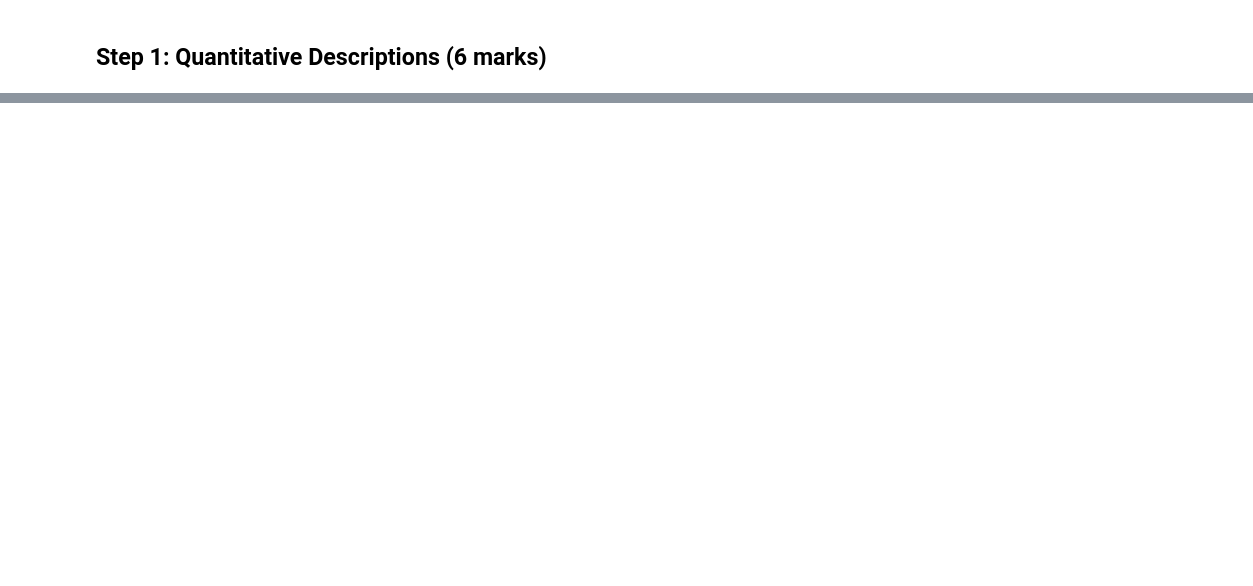
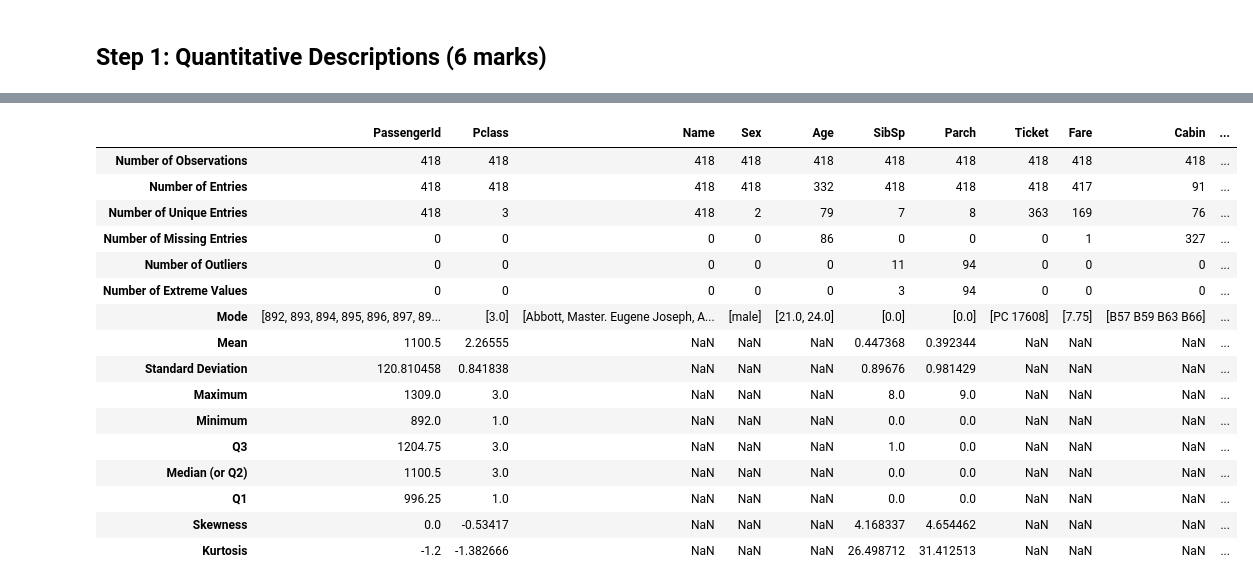
Before and after one commit to AliZ786/COMP-333, a Jupyter notebook: Assignments/Assignment2/LabAssignment2.ipynb, the cells around one changed output, grey strips where cells are left out. Drawn from its saved outputs; the diff is of its cells as text; code cells hidden in the pictures; blank space fills up the shorter version.

```diff
--- a/Assignments/Assignment2/LabAssignment2.ipynb
+++ b/Assignments/Assignment2/LabAssignment2.ipynb
@@ -91,0 +132,22 @@ quantDDA("./data/tips.csv")
+# %%
+# Trying for the test data from the titanic dataset
+
+quantDDA("./data/test.csv")
+# %% [output]
+|  | PassengerId | Pclass | Name | Sex | Age | SibSp | Parch | Ticket | Fare | Cabin | ... |
+| Number of Observations | 418 | 418 | 418 | 418 | 418 | 418 | 418 | 418 | 418 | 418 | ... |
+| Number of Entries | 418 | 418 | 418 | 418 | 332 | 418 | 418 | 418 | 417 | 91 | ... |
+| Number of Unique Entries | 418 | 3 | 418 | 2 | 79 | 7 | 8 | 363 | 169 | 76 | ... |
+| Number of Missing Entries | 0 | 0 | 0 | 0 | 86 | 0 | 0 | 0 | 1 | 327 | ... |
+| Number of Outliers | 0 | 0 | 0 | 0 | 0 | 11 | 94 | 0 | 0 | 0 | ... |
+| Number of Extreme Values | 0 | 0 | 0 | 0 | 0 | 3 | 94 | 0 | 0 | 0 | ... |
+| Mode | [892, 893, 894, 895, 896, 897, 89... | [3.0] | [Abbott, Master. Eugene Joseph, A... | [male] | [21.0, 24.0] | [0.0] | [0.0] | [PC 17608] | [7.75] | [B57 B59 B63 B66] | ... |
+| Mean | 1100.5 | 2.26555 | NaN | NaN | NaN | 0.447368 | 0.392344 | NaN | NaN | NaN | ... |
+| Standard Deviation | 120.810458 | 0.841838 | NaN | NaN | NaN | 0.89676 | 0.981429 | NaN | NaN | NaN | ... |
+| Maximum | 1309.0 | 3.0 | NaN | NaN | NaN | 8.0 | 9.0 | NaN | NaN | NaN | ... |
+| Minimum | 892.0 | 1.0 | NaN | NaN | NaN | 0.0 | 0.0 | NaN | NaN | NaN | ... |
+| Q3 | 1204.75 | 3.0 | NaN | NaN | NaN | 1.0 | 0.0 | NaN | NaN | NaN | ... |
+| Median (or Q2) | 1100.5 | 3.0 | NaN | NaN | NaN | 0.0 | 0.0 | NaN | NaN | NaN | ... |
+| Q1 | 996.25 | 1.0 | NaN | NaN | NaN | 0.0 | 0.0 | NaN | NaN | NaN | ... |
+| Skewness | 0.0 | -0.53417 | NaN | NaN | NaN | 4.168337 | 4.654462 | NaN | NaN | NaN | ... |
+| Kurtosis | -1.2 | -1.382666 | NaN | NaN | NaN | 26.498712 | 31.412513 | NaN | NaN | NaN | ... |
```
Also changed, not shown: parts of 4 cells of this notebook.
